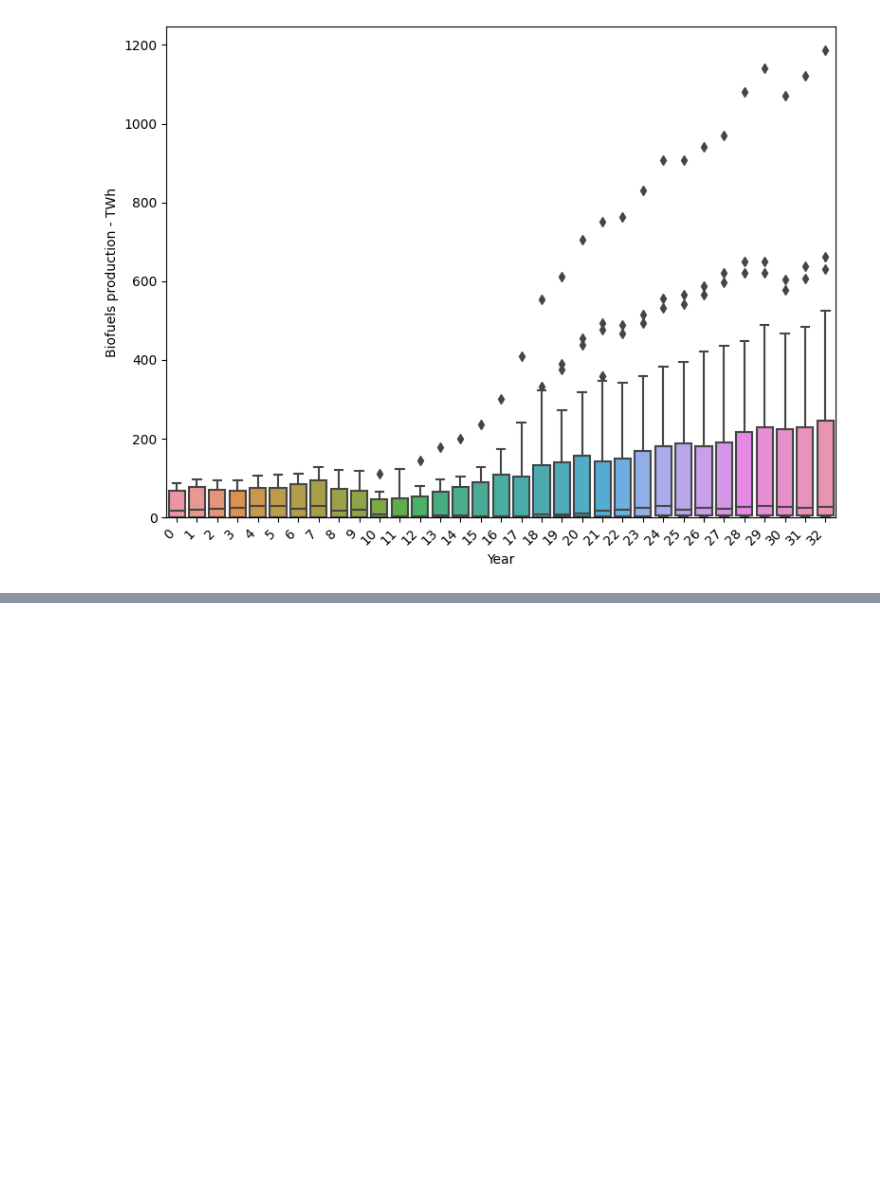
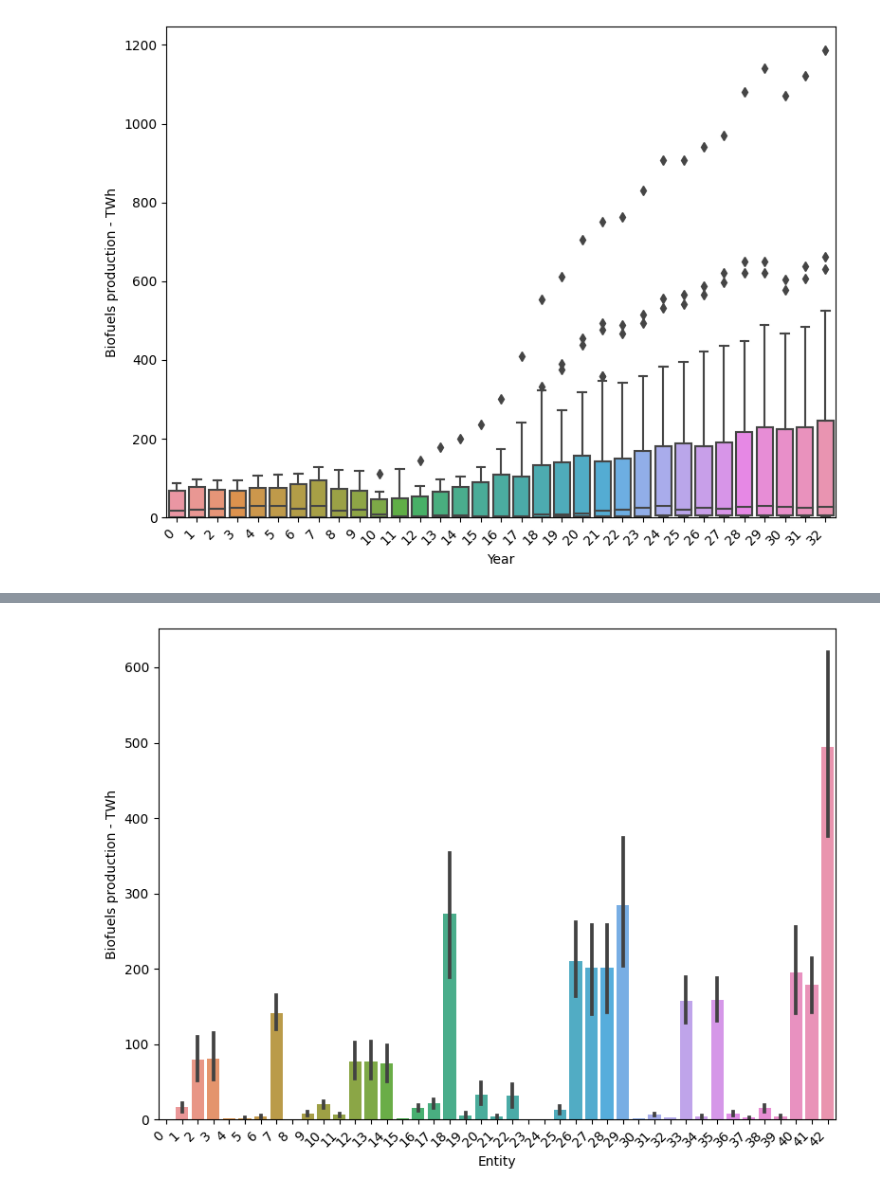
Before and after one commit to erirosv/DataScience, a Jupyter notebook: kaggle/renewable_energy_share/notebooks/data_exploration/biofule_production.ipynb, the cells around one changed output, grey strips where cells are left out. Cells and saved outputs as stored; diff of their text form; code cells hidden in the pictures; blank space fills up the shorter version.

```diff
--- a/kaggle/renewable_energy_share/notebooks/data_exploration/biofule_production.ipynb
+++ b/kaggle/renewable_energy_share/notebooks/data_exploration/biofule_production.ipynb
@@ -74,0 +85,13 @@ plt.show()
+# %%
+data = []
+ename = set(df['Entity'])
+
+
+f, ax = plt.subplots(figsize=(8, 6))
+fig = sns.barplot(x=df['Entity'], y='Biofuels production - TWh', data=data)
+fig.axis(ymin=0)
+ax.set_xticklabels(ax.get_xticks(), rotation = 45, ha='right')
+plt.tight_layout()
+plt.show()
+# %% [output]
+[figure, added]
```
Also changed, not shown: parts of 1 cell of this notebook.
